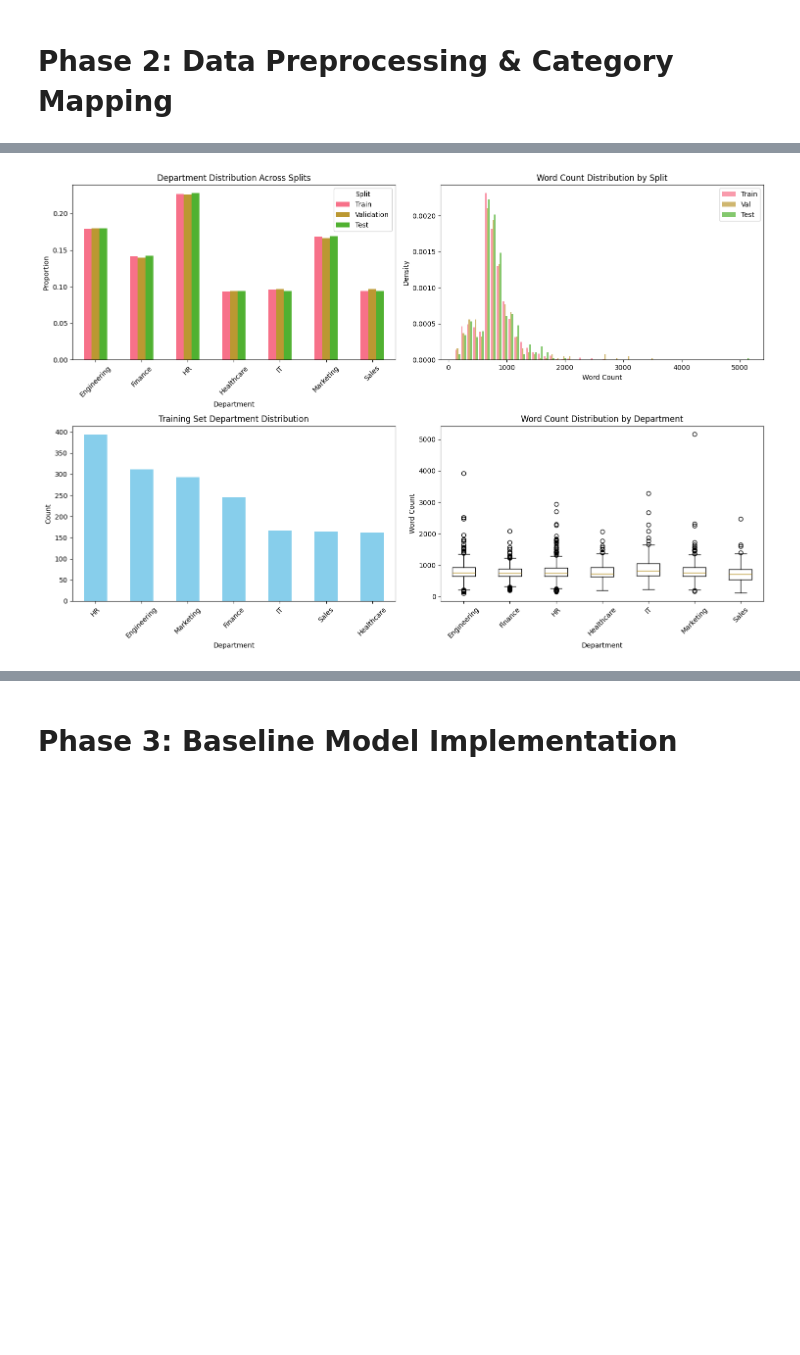
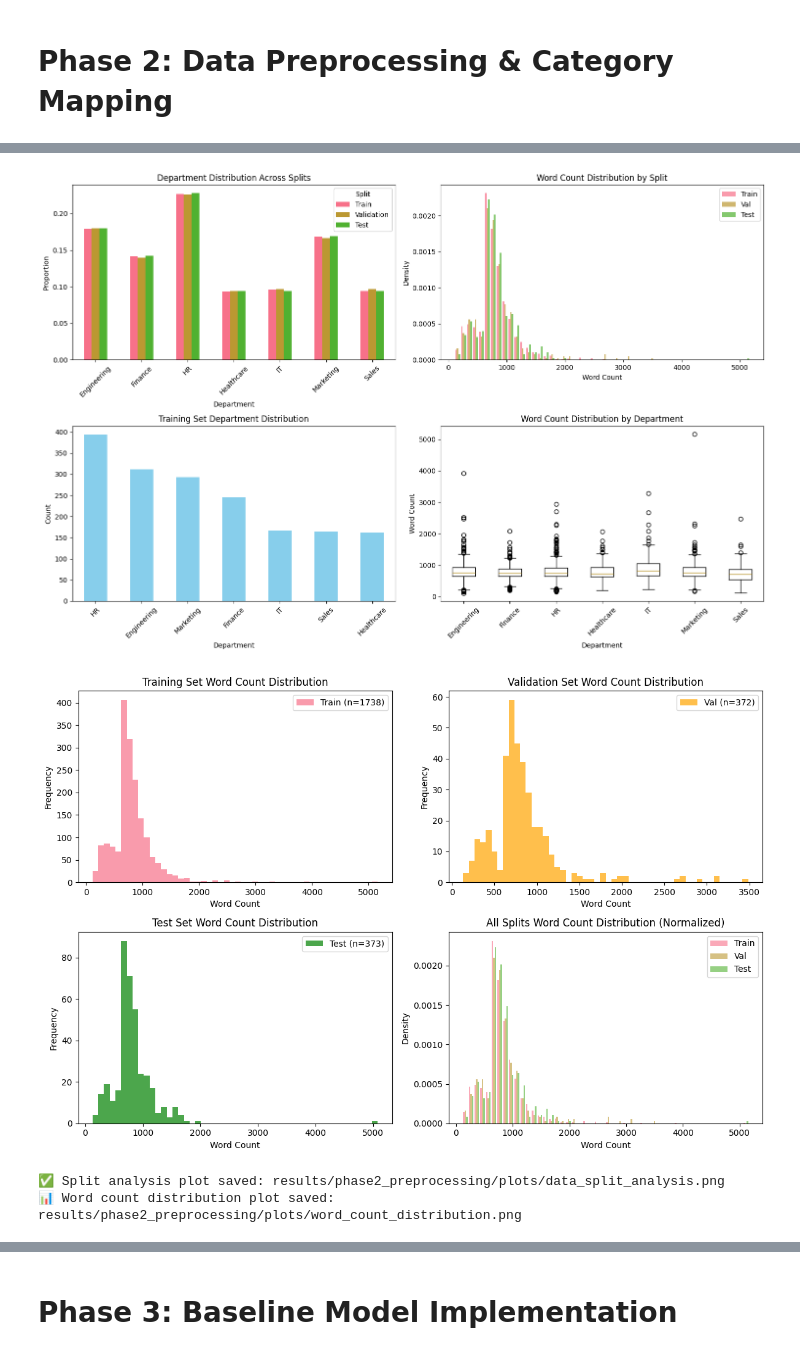
Before and after one commit to 0xAkarapong/HS-NLP-Final-Project, a Jupyter notebook: project/Multi Department Resume Classification.ipynb, the cells around one changed output, grey strips where cells are left out. Saved outputs shown, nothing was run; the diff lists cells and outputs as text; code cells hidden in the pictures; blank space fills up the shorter version.

```diff
--- a/project/Multi Department Resume Classification.ipynb
+++ b/project/Multi Department Resume Classification.ipynb
@@ -148,5 +196,7 @@ Name: count, dtype: int64
 # %%
-# Cell 6: Department Mapping Strategy Definition (Fixed)
+# Cell 1.6: Department Mapping Strategy Definition (Fixed)
+import json
+
 # Define mapping from 24 actual categories to 7 target departments
 DEPARTMENT_MAPPING = {
     # IT Department
@@ -188,6 +238,10 @@ DEPARTMENT_MAPPING = {
     'CHEF': 'HR',  # Hospitality training often under HR
 }
 
+# Save department mapping to JSON
+with open(DEPT_MAPPING_PATH, 'w') as f:
+    json.dump(DEPARTMENT_MAPPING, f, indent=2)
+
 print("=== DEPARTMENT MAPPING STRATEGY ===")
 for dept in ['IT', 'Engineering', 'Healthcare', 'Finance', 'Marketing', 'Sales', 'HR']:
     categories = [k for k, v in DEPARTMENT_MAPPING.items() if v == dept]
@@ -210,6 +264,7 @@ else:
     print(f"\n✅ All categories successfully mapped to departments!")
 
 print(f"\nMapping coverage: {len(mapped_categories)}/{len(actual_categories)} categories ({len(mapped_categories)/len(actual_categories)*100:.1f}%)")
+print(f"📁 Department mapping saved to: {DEPT_MAPPING_PATH}")
 # %% [output]
 === DEPARTMENT MAPPING STRATEGY ===
 
@@ -686,15 +841,16 @@ Max distribution difference across splits: 0.3%
 # %%
-# Cell 15: Data Quality Validation and Statistics
+# Cell 2.5: Data Quality Validation and Statistics
 print("\n=== DATA QUALITY VALIDATION ===")
 
 # Word count statistics by split
+train_word_stats = [len(text.split()) for text in X_train]
+val_word_stats = [len(text.split()) for text in X_val]
+test_word_stats = [len(text.split()) for text in X_test]
+
 print("Word count statistics by split:")
-print(f"Train - Mean: {np.mean([len(text.split()) for text in X_train]):.1f}, "
-      f"Std: {np.std([len(text.split()) for text in X_train]):.1f}")
-print(f"Val   - Mean: {np.mean([len(text.split()) for text in X_val]):.1f}, "
-      f"Std: {np.std([len(text.split()) for text in X_val]):.1f}")
-print(f"Test  - Mean: {np.mean([len(text.split()) for text in X_test]):.1f}, "
-      f"Std: {np.std([len(text.split()) for text in X_test]):.1f}")
+print(f"Train - Mean: {np.mean(train_word_stats):.1f}, Std: {np.std(train_word_stats):.1f}")
+print(f"Val   - Mean: {np.mean(val_word_stats):.1f}, Std: {np.std(val_word_stats):.1f}")
+print(f"Test  - Mean: {np.mean(test_word_stats):.1f}, Std: {np.std(test_word_stats):.1f}")
 
 # Check for empty texts
 empty_train = sum(1 for text in X_train if len(text.strip()) == 0)
@@ -709,7 +865,7 @@ if empty_train + empty_val + empty_test == 0:
 else:
     print("⚠️  Empty texts detected - need cleanup")
 
-# Visualize split distributions
+# Create comprehensive validation plots
 plt.figure(figsize=(15, 10))
 
 # Plot 1: Department distribution across splits
@@ -723,11 +879,7 @@ plt.xticks(rotation=45)
 
 # Plot 2: Word count distribution
 plt.subplot(2, 2, 2)
-train_words = [len(text.split()) for text in X_train]
-val_words = [len(text.split()) for text in X_val]
-test_words = [len(text.split()) for text in X_test]
-
-plt.hist([train_words, val_words, test_words], bins=50, alpha=0.7,
+plt.hist([train_word_stats, val_word_stats, test_word_stats], bins=50, alpha=0.7,
          label=['Train', 'Val', 'Test'], density=True)
 plt.title('Word Count Distribution by Split')
 plt.xlabel('Word Count')
@@ -746,31 +898,77 @@ plt.xticks(rotation=45)
 # Plot 4: Text length vs department
 plt.subplot(2, 2, 4)
 dept_word_lengths = []
 dept_labels = []
 for dept in label_encoder.classes_:
     dept_mask = dept_train == dept
     dept_words = [len(X_train[i].split()) for i in range(len(X_train)) if dept_mask[i]]
     dept_word_lengths.extend(dept_words)
     dept_labels.extend([dept] * len(dept_words))
 
 plt.boxplot([np.array(dept_word_lengths)[np.array(dept_labels) == dept]
             for dept in label_encoder.classes_])
 plt.title('Word Count Distribution by Department')
 plt.xlabel('Department')
 plt.ylabel('Word Count')
 plt.xticks(range(1, len(label_encoder.classes_) + 1), label_encoder.classes_, rotation=45)
 
 plt.tight_layout()
+
+# Save split analysis plot
+split_analysis_plot_path = os.path.join(PHASE2_PLOTS_DIR, 'data_split_analysis.png')
+plt.savefig(split_analysis_plot_path, dpi=300, bbox_inches='tight')
 plt.show()
+
+# Create word count distribution plot
+plt.figure(figsize=(12, 8))
+plt.subplot(2, 2, 1)
+plt.hist(train_word_stats, bins=50, alpha=0.7, label=f'Train (n={len(train_word_stats)})')
+plt.title('Training Set Word Count Distribution')
+plt.xlabel('Word Count')
+plt.ylabel('Frequency')
+plt.legend()
+
+plt.subplot(2, 2, 2)
+plt.hist(val_word_stats, bins=50, alpha=0.7, label=f'Val (n={len(val_word_stats)})', color='orange')
+plt.title('Validation Set Word Count Distribution')
+plt.xlabel('Word Count')
+plt.ylabel('Frequency')
+plt.legend()
+
+plt.subplot(2, 2, 3)
+plt.hist(test_word_stats, bins=50, alpha=0.7, label=f'Test (n={len(test_word_stats)})', color='green')
+plt.title('Test Set Word Count Distribution')
+plt.xlabel('Word Count')
+plt.ylabel('Frequency')
+plt.legend()
+
+plt.subplot(2, 2, 4)
+plt.hist([train_word_stats, val_word_stats, test_word_stats], bins=50, alpha=0.6,
+         label=['Train', 'Val', 'Test'], density=True)
+plt.title('All Splits Word Count Distribution (Normalized)')
+plt.xlabel('Word Count')
+plt.ylabel('Density')
+plt.legend()
+
+plt.tight_layout()
+word_count_plot_path = os.path.join(PHASE2_PLOTS_DIR, 'word_count_distribution.png')
+plt.savefig(word_count_plot_path, dpi=300, bbox_inches='tight')
+plt.show()
+
+print(f"\n✅ Split analysis plot saved: {split_analysis_plot_path}")
+print(f"📊 Word count distribution plot saved: {word_count_plot_path}")
 # %% [output]
 === DATA QUALITY VALIDATION ===
 Word count statistics by split:
 Train - Mean: 801.7, Std: 357.3
 Val   - Mean: 826.8, Std: 426.5
 Test  - Mean: 816.6, Std: 366.3
 
 Empty texts check:
 Train: 0, Val: 0, Test: 0
 ✅ No empty texts found
 [figure]
+[figure, added]
+✅ Split analysis plot saved: results/phase2_preprocessing/plots/data_split_analysis.png
+📊 Word count distribution plot saved: results/phase2_preprocessing/plots/word_count_distribution.png
 # %%
```
Also changed, not shown: parts of 53 cells of this notebook, 40 other files.
